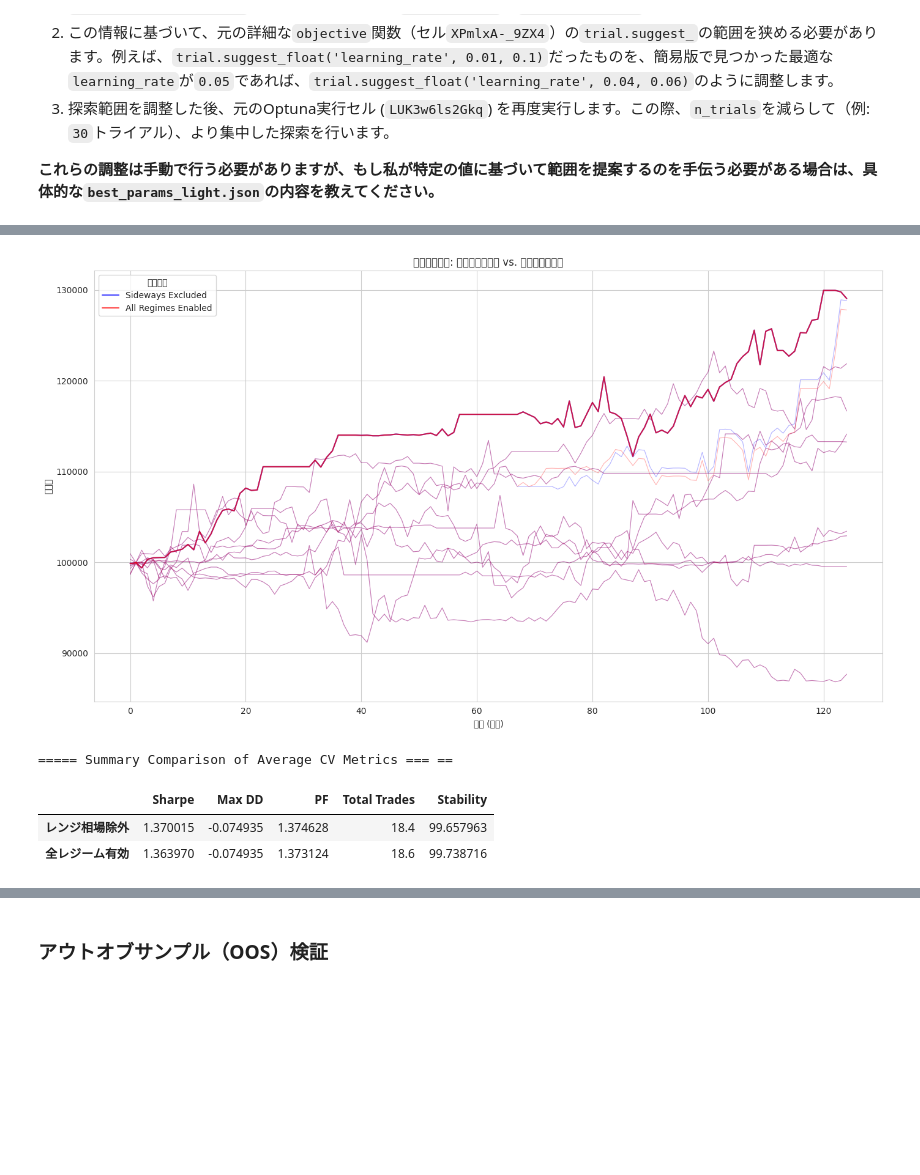
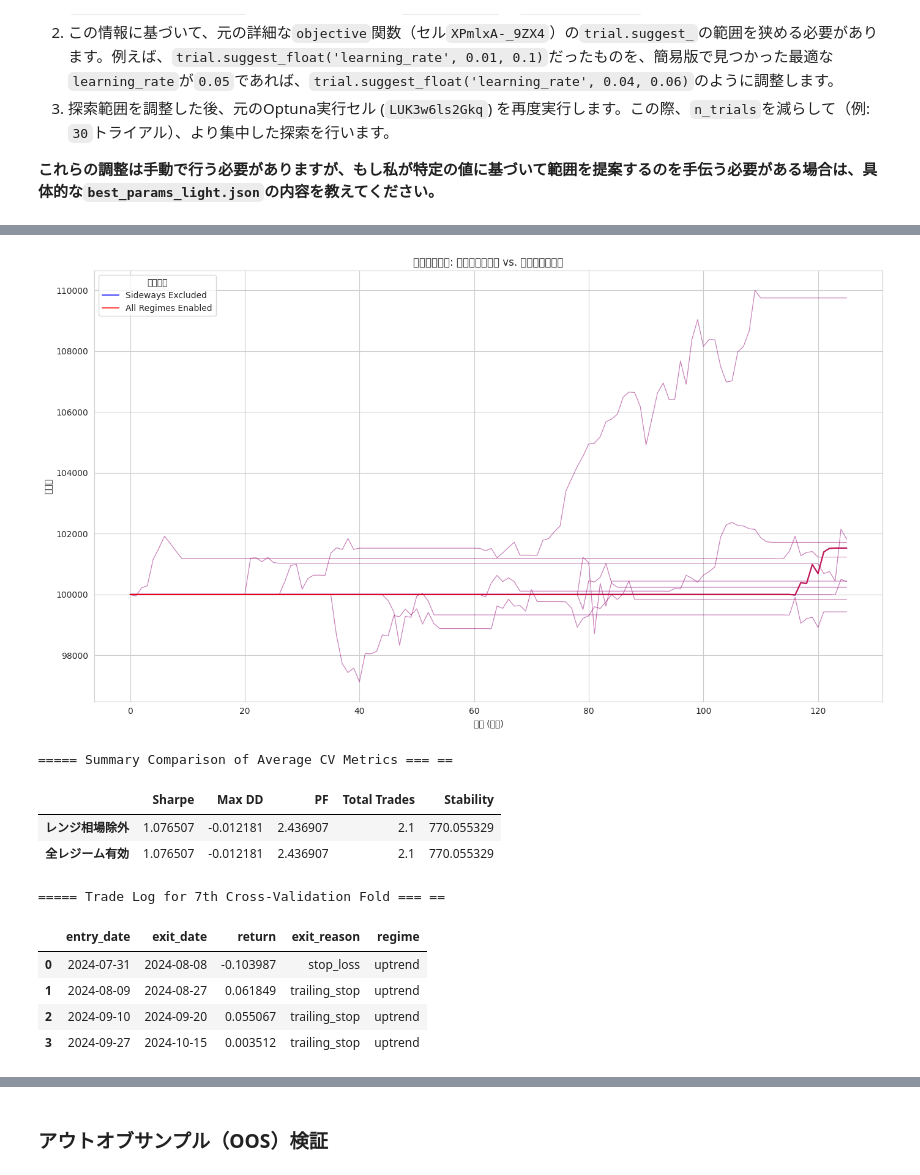
Before and after one commit to youma-code/qqq, a Jupyter notebook: 開発1.8.4.ipynb, the cells around one changed output, grey strips where cells are left out. Saved outputs shown, nothing was run; the diff lists cells and outputs as text; code cells hidden in the pictures; blank space fills up the shorter version.

```diff
--- a/開発1.8.4.ipynb
+++ b/開発1.8.4.ipynb
@@ -200,16 +204,14 @@ print("完了:", df.shape)
 # ======================
 
 features = [
-    'SMA_5', 'SMA_25', 'SMA_DIFF', 'SMA_RATIO',
+    'SMA_5', 'SMA_25', 'SMA_diff_pct', 'SMA_50_200_pct', # Added: SMA_diff_abs to features
     'RSI', 'MACD', 'Signal_Line', 'MACD_Hist',
     'ATR',
     'Upper_BB', 'Lower_BB', 'BB_Width',
     'Volatility_Short',
     'Volatility_Expansion_Ratio', # Added feature
     'ADX',
-    'ADX_normalized',
-    'SMA_diff_abs', # 新しいMarket Regimeロジックで使用するため追加
-    'RET_5',
+    'MOMENTUM_pct', 'RETURN_1',
     'TREND_STRENGTH'
 ]
 # ラグ特徴量（セル1で作ったやつに対応）
@@ -1582,15 +1497,3 @@ atr_sl_multiplier_sideways : 0.7022105269995775
 ### 段階的最適化: ステップ1 - 簡易版`objective_light`関数でのOptuna実行
 
 ここでは、新たに作成した`objective_light`関数を使用して、Optunaの最適化を実行します。探索回数を`100`に設定し、大まかな有望なハイパーパラメータの領域を特定します。
-# %%
-import json
-import os
-
-# BEST_PARAMS_PATH_LIGHT は前のセルで定義されています
-if os.path.exists(BEST_PARAMS_PATH_LIGHT):
-    with open(BEST_PARAMS_PATH_LIGHT, 'r') as f:
-        best_params_light_data = json.load(f)
-    print("===== Contents of best_params_light.json =====")
-    print(json.dumps(best_params_light_data, indent=4))
-else:
-    print(f"エラー: ファイル '{BEST_PARAMS_PATH_LIGHT}' が見つかりません。")
@@ -1883,7 +1772,7 @@ def evaluate_strategy_cv(X_full, y_full, df_encoded_full, df_original_full, mode
 
         trend_strength_series = df_encoded_test_fold["TREND_STRENGTH"]
         volatility_series = df_encoded_test_fold["Volatility_Short"]
-        momentum_series = df_encoded_test_fold["RET_5"]
+        momentum_series = df_encoded_test_fold["MOMENTUM_pct"] # Fixed KeyError: 'RET_5' to 'MOMENTUM_pct'
         adx_series = df_encoded_test_fold["ADX"]
         atr_series = df_encoded_test_fold["ATR"]
         sma_50_series = df_encoded_test_fold["SMA_50"]
@@ -1922,7 +1811,7 @@ def evaluate_strategy_cv(X_full, y_full, df_encoded_full, df_original_full, mode
 
         use_slope = strategy_params.get('use_slope', False) # Default to False if not in params
         cond_trend = (
-            (adx_ma > strategy_params['adx_th']) &
+            (adx_ma > strategy_params['adx_th']) & \
             (trend_strength_series.abs() > strategy_params['trend_strength_min_abs'])
         )
         if use_slope:
@@ -1953,7 +1842,7 @@ def evaluate_strategy_cv(X_full, y_full, df_encoded_full, df_original_full, mode
             cond_proba = proba_series > proba_series.quantile(strategy_params['proba_th'])
 
         # ATR Volatility Filter
-        atr_ma = atr_series.rolling(window=20, min_periods=1).mean()
+        atr_ma = atr_series.rolling(20, min_periods=1).mean()
         volatility_ratio = atr_series / (atr_ma + 1e-9)
         cond_volatility_filter = (volatility_ratio <= strategy_params.get('volatility_filter_threshold', 1.5))
 
@@ -2000,11 +1889,7 @@ def evaluate_strategy_cv(X_full, y_full, df_encoded_full, df_original_full, mode
             atr_sl_multiplier_sideways=strategy_params.get('atr_sl_multiplier_sideways', 1.0),
             trail_ratio=strategy_params.get('trail_ratio', 0.5),
             min_hold_bars=strategy_params.get('min_hold_bars', 1),
-            max_hold_bars=strategy_params.get('max_hold_bars', 10),
-            atr_tp_multiplier=strategy_params.get('atr_tp_multiplier', 2.5),
-            profit_take_threshold_atr_multiplier=strategy_params.get('profit_take_threshold_atr_multiplier', 2.0),
-            graduated_trail_ratio=strategy_params.get('graduated_trail_ratio', 0.3),
-            partial_profit_take_ratio=strategy_params.get('partial_profit_take_ratio', 0.0)
+            max_hold_bars=strategy_params.get('max_hold_bars', 10)
         )
 
         # Calculate metrics from equity curve for stability
@@ -2031,7 +1916,7 @@ scenarios_to_display = {
     }
 }
 
-# Assuming X, y, df_encoded, df are defined from previous cells.
+# Assuming X, y, df_encoded are defined from previous cells.
 # Ensure they are available in the global scope.
 
 plt.figure(figsize=(14, 8))
@@ -2041,10 +1926,11 @@ print("\n===== Cross-Validation Performance Comparison === ==")
 
 all_scenario_metrics = {}
 
+# Capture trade_logs_for_plotting as well
 for scenario_name, scenario_params in scenarios_to_display.items():
     print(f"\n--- Scenario: {scenario_name} ---")
-    results_df, equity_curves_for_plotting, _ = evaluate_strategy_cv(
-        X, y, df_encoded, df, best_model_params, best_strategy_params,
+    results_df, equity_curves_for_plotting, trade_logs_for_plotting = evaluate_strategy_cv(
+        X, y, df_encoded, df_encoded, best_model_params, best_strategy_params, # Pass df_encoded twice
         exclude_sideways_regime=scenario_params["exclude_sideways_regime"]
     )
 
@@ -2088,5 +1974,32 @@ if all_scenario_metrics:
     display(summary_df[['Sharpe', 'Max DD', 'PF', 'Total Trades', 'Stability']]) # Modified to display stability
 else:
     print("No scenario metrics to compare.")
+
+
+# --- Display Trade Log for 7th Cross-Validation Fold ---
+print("\n===== Trade Log for 7th Cross-Validation Fold === ==")
+
+# Assuming trade_logs_for_plotting is a list containing trade logs for each fold
+# and each trade log is a list of dictionaries.
+# The 7th fold is at index 6 (0-indexed).
+
+if trade_logs_for_plotting and len(trade_logs_for_plotting) > 6:
+    fold_7_trade_log = trade_logs_for_plotting[6]
+    if fold_7_trade_log:
+        df_fold_7_trades = pd.DataFrame(fold_7_trade_log)
+
+        # Rename columns as requested by the user
+        df_fold_7_trades_display = df_fold_7_trades.rename(columns={
+            'trade_return_pct': 'return',
+            'exit_type': 'exit_reason',
+            'market_regime': 'regime'
+        })
+
+        # Display only the requested columns
+        display(df_fold_7_trades_display[['entry_date', 'exit_date', 'return', 'exit_reason', 'regime']])
+    else:
+        print("Fold 7 trade log is empty.")
+else:
+    print("Trade logs not found or not enough folds processed to get 7th fold.")
 # %% [output]
 ===== Optuna最適化のベストスコア === ==
@@ -2109,5 +2022,11 @@ else:
-[figure, old version]
+[figure, new version]
 ===== Summary Comparison of Average CV Metrics === ==
 |  | Sharpe | Max DD | PF | Total Trades | Stability |
-| レンジ相場除外 | 1.370015 | -0.074935 | 1.374628 | 18.4 | 99.657963 |
-| 全レジーム有効 | 1.363970 | -0.074935 | 1.373124 | 18.6 | 99.738716 |
+| レンジ相場除外 | 1.076507 | -0.012181 | 2.436907 | 2.1 | 770.055329 |
+| 全レジーム有効 | 1.076507 | -0.012181 | 2.436907 | 2.1 | 770.055329 |
+===== Trade Log for 7th Cross-Validation Fold === ==
+|  | entry_date | exit_date | return | exit_reason | regime |
+| 0 | 2024-07-31 | 2024-08-08 | -0.103987 | stop_loss | uptrend |
+| 1 | 2024-08-09 | 2024-08-27 | 0.061849 | trailing_stop | uptrend |
+| 2 | 2024-09-10 | 2024-09-20 | 0.055067 | trailing_stop | uptrend |
+| 3 | 2024-09-27 | 2024-10-15 | 0.003512 | trailing_stop | uptrend |
```
Also changed, not shown: parts of 71 cells of this notebook.
